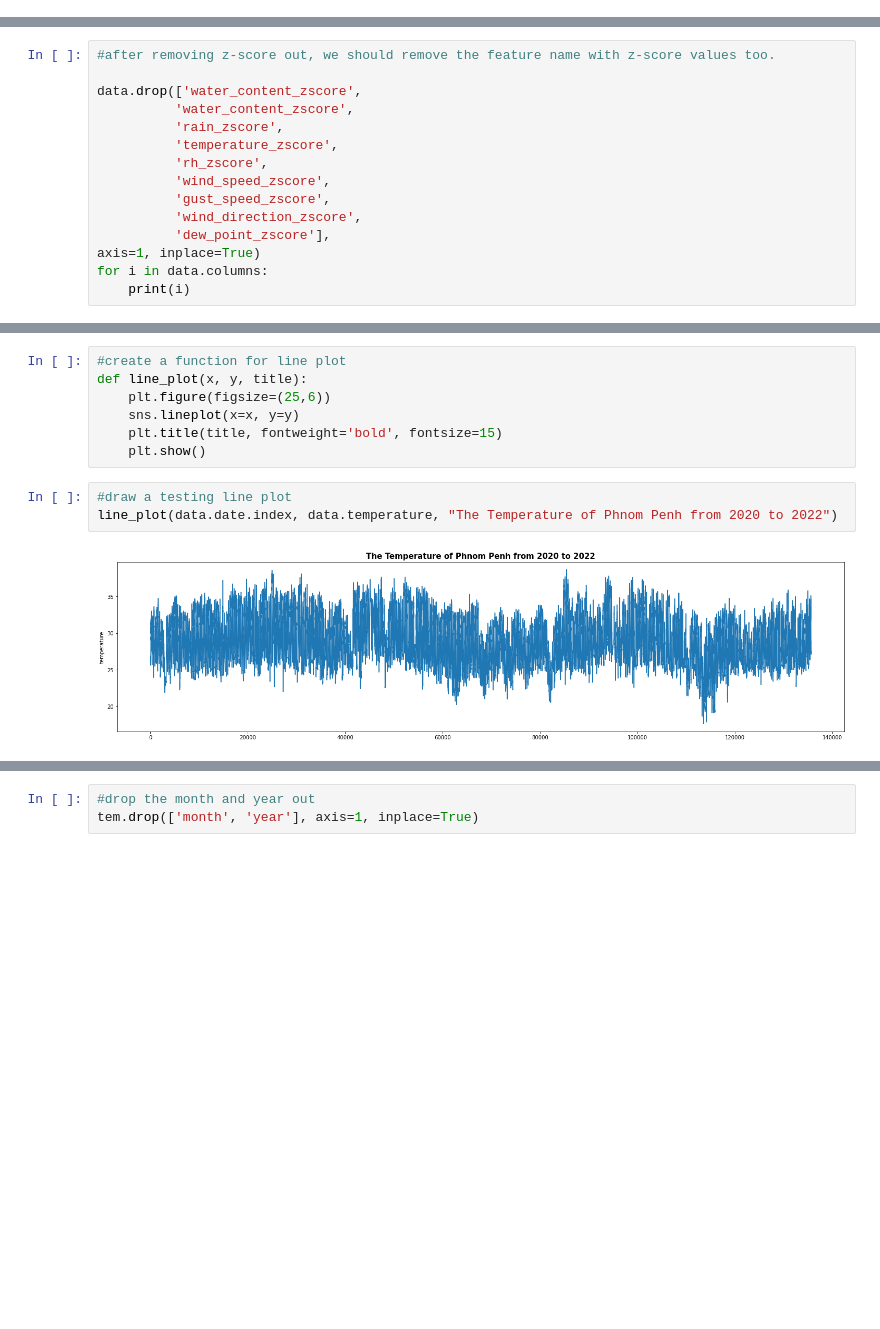
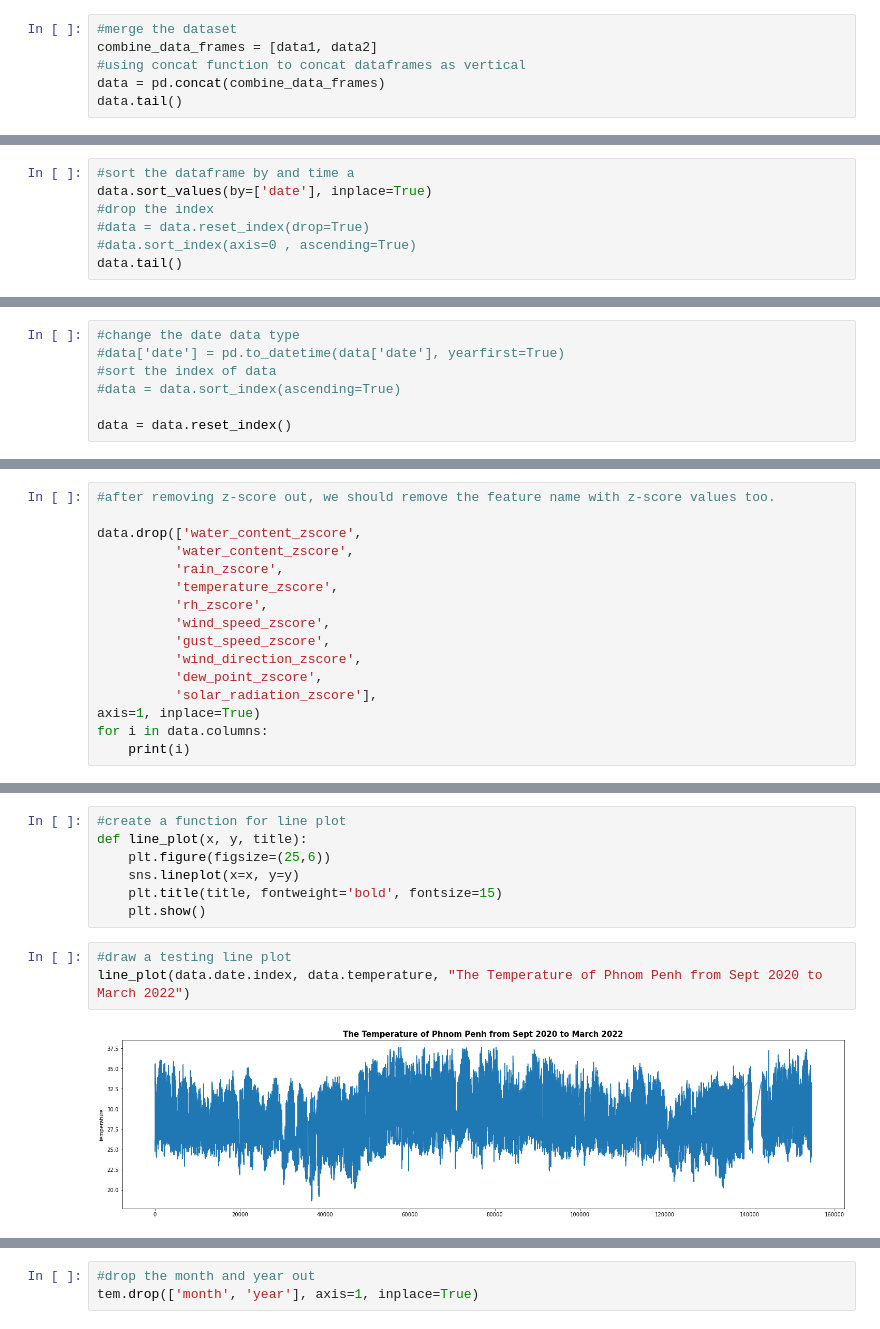
Before and after one commit to votanasrey/Cambodia_Weather_Forcasting_Prediction_With_Time_Series, a Jupyter notebook: modelings/phnompenh_datamodelling_votana.ipynb, the cells around one changed output, grey strips where cells are left out. Drawn from its saved outputs; the diff is of its cells as text; blank space fills up the shorter version.

```diff
--- a/modelings/phnompenh_datamodelling_votana.ipynb
+++ b/modelings/phnompenh_datamodelling_votana.ipynb
@@ -72,0 +98,6 @@ data.head()
+# %%
+#merge the dataset
+combine_data_frames = [data1, data2]
+#using concat function to concat dataframes as vertical
+data = pd.concat(combine_data_frames)
+data.tail()
@@ -72,0 +117,7 @@ data.head()
+# %%
+#sort the dataframe by and time a
+data.sort_values(by=['date'], inplace=True)
+#drop the index
+#data = data.reset_index(drop=True)
+#data.sort_index(axis=0 , ascending=True)
+data.tail()
@@ -72,0 +131,7 @@ data.head()
+# %%
+#change the date data type
+#data['date'] = pd.to_datetime(data['date'], yearfirst=True)
+#sort the index of data
+#data = data.sort_index(ascending=True)
+
+data = data.reset_index()
@@ -365,7 +416,8 @@ data.drop(['water_content_zscore',
           'wind_speed_zscore',
           'gust_speed_zscore',
           'wind_direction_zscore',
-          'dew_point_zscore'],
+          'dew_point_zscore',
+          'solar_radiation_zscore'],
 axis=1, inplace=True)
 for i in data.columns:
     print(i)
@@ -435,9 +512,9 @@ def line_plot(x, y, title):
     plt.show()
 # %%
 #draw a testing line plot
-line_plot(data.date.index, data.temperature, "The Temperature of Phnom Penh from 2020 to 2022")
+line_plot(data.date.index, data.temperature, "The Temperature of Phnom Penh from Sept 2020 to March 2022")
 # %% [output]
-[figure, old version]
+[figure, new version]
 # %%
 ## plot line graph
 plt.figure(figsize=(15,5))
```
Also changed, not shown: parts of 71 cells of this notebook, 1 other file.
